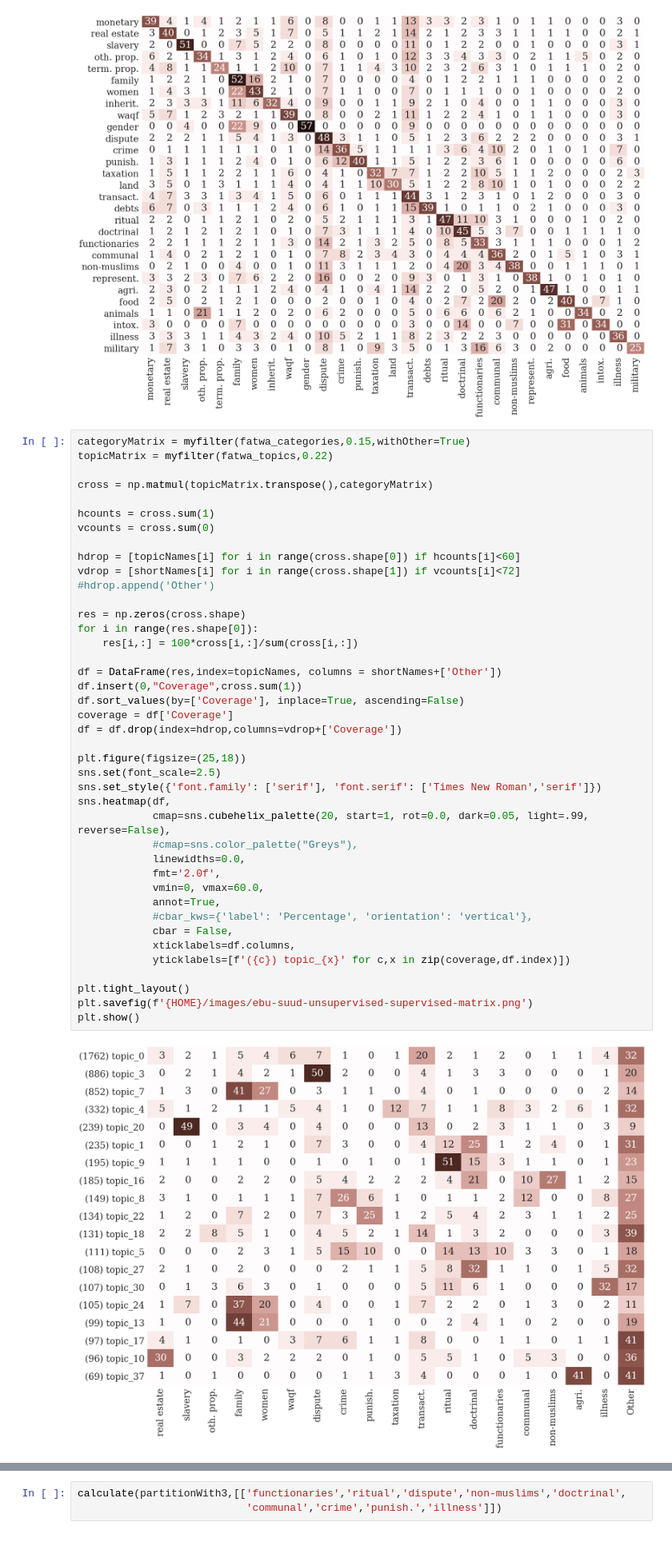
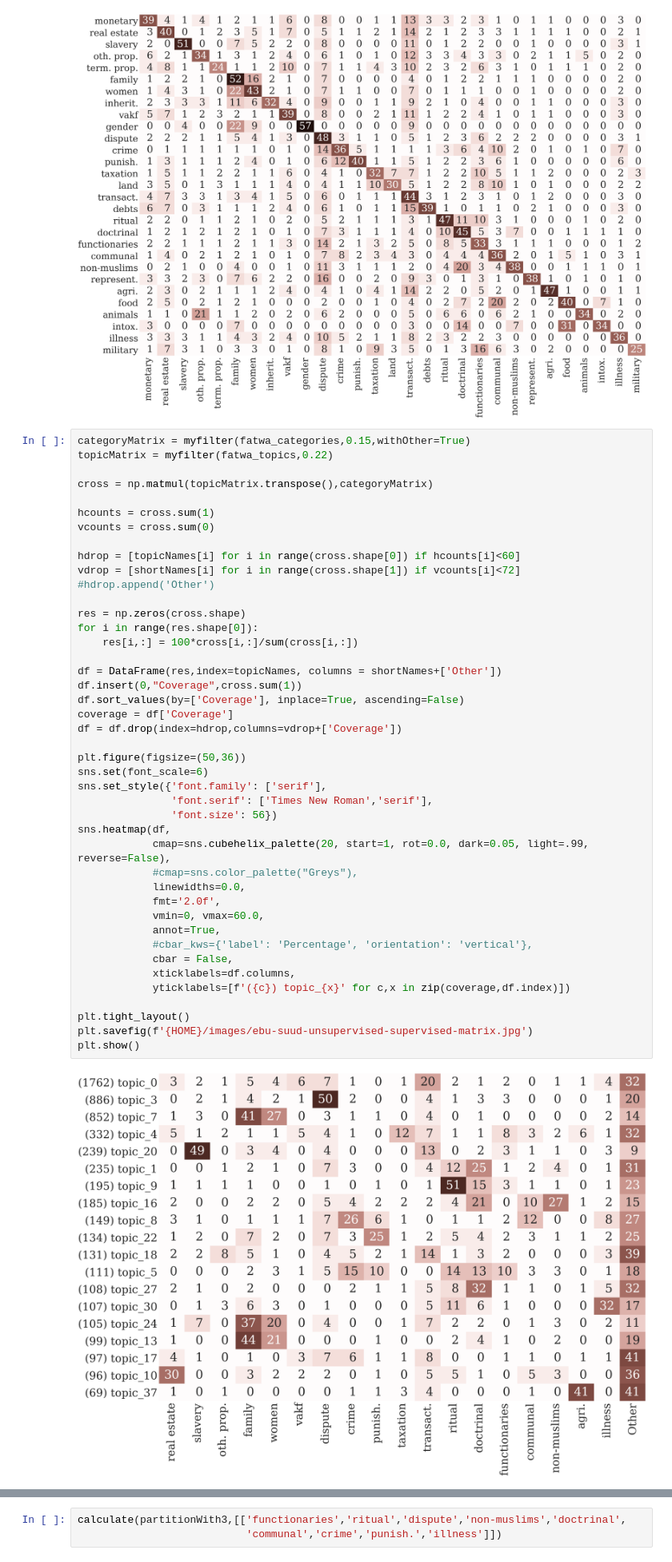
Before and after one commit to kaygun/Semantic_Mapping, a Jupyter notebook: notebooks/all-computations.ipynb, the cells around one changed output, grey strips where cells are left out. Shown at 80% size. Saved outputs shown, nothing was run; the diff lists cells and outputs as text.

```diff
--- a/notebooks/all-computations.ipynb
+++ b/notebooks/all-computations.ipynb
@@ -258,38 +265,40 @@ vcounts = cross.sum(0)
 
 hdrop = [topicNames[i] for i in range(cross.shape[0]) if hcounts[i]<60]
 vdrop = [shortNames[i] for i in range(cross.shape[1]) if vcounts[i]<72]
 #hdrop.append('Other')
 
 res = np.zeros(cross.shape)
 for i in range(res.shape[0]):
     res[i,:] = 100*cross[i,:]/sum(cross[i,:])
 
 df = DataFrame(res,index=topicNames, columns = shortNames+['Other'])
 df.insert(0,"Coverage",cross.sum(1))
 df.sort_values(by=['Coverage'], inplace=True, ascending=False)
 coverage = df['Coverage']
 df = df.drop(index=hdrop,columns=vdrop+['Coverage'])
 
-plt.figure(figsize=(25,18))
-sns.set(font_scale=2.5)
-sns.set_style({'font.family': ['serif'], 'font.serif': ['Times New Roman','serif']})
+plt.figure(figsize=(50,36))
+sns.set(font_scale=6)
+sns.set_style({'font.family': ['serif'],
+               'font.serif': ['Times New Roman','serif'],
+               'font.size': 56})
 sns.heatmap(df,
             cmap=sns.cubehelix_palette(20, start=1, rot=0.0, dark=0.05, light=.99, reverse=False),
             #cmap=sns.color_palette("Greys"),
             linewidths=0.0,
             fmt='2.0f',
             vmin=0, vmax=60.0,
             annot=True,
             #cbar_kws={'label': 'Percentage', 'orientation': 'vertical'},
             cbar = False,
             xticklabels=df.columns,
             yticklabels=[f'({c}) topic_{x}' for c,x in zip(coverage,df.index)])
 
 plt.tight_layout()
-plt.savefig(f'{HOME}/images/ebu-suud-unsupervised-supervised-matrix.png')
+plt.savefig(f'{HOME}/images/ebu-suud-unsupervised-supervised-matrix.jpg')
 plt.show()
 # %% [output]
-[figure, old version]
+[figure, new version]
 # %%
 def getPartition(k):
     workspace = {name: [] for name in shortNames}
```
Also changed, not shown: parts of 11 cells of this notebook, 15 other files.
